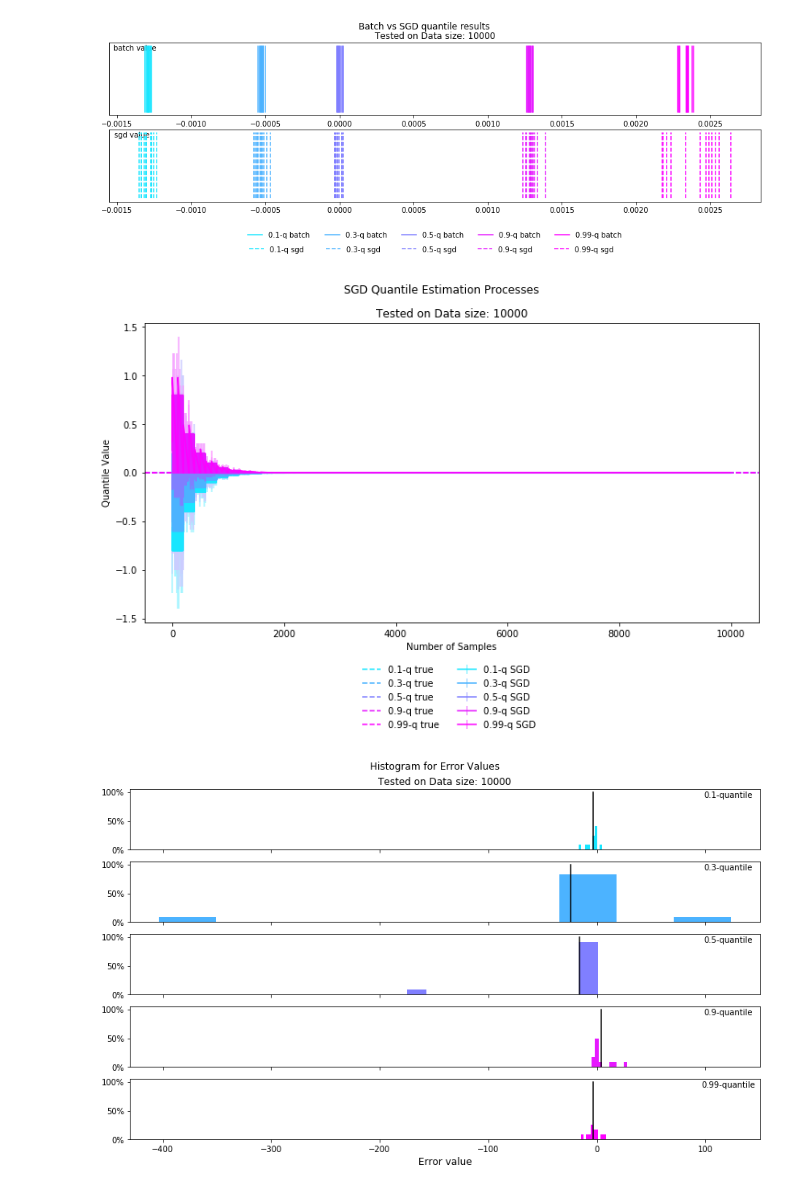
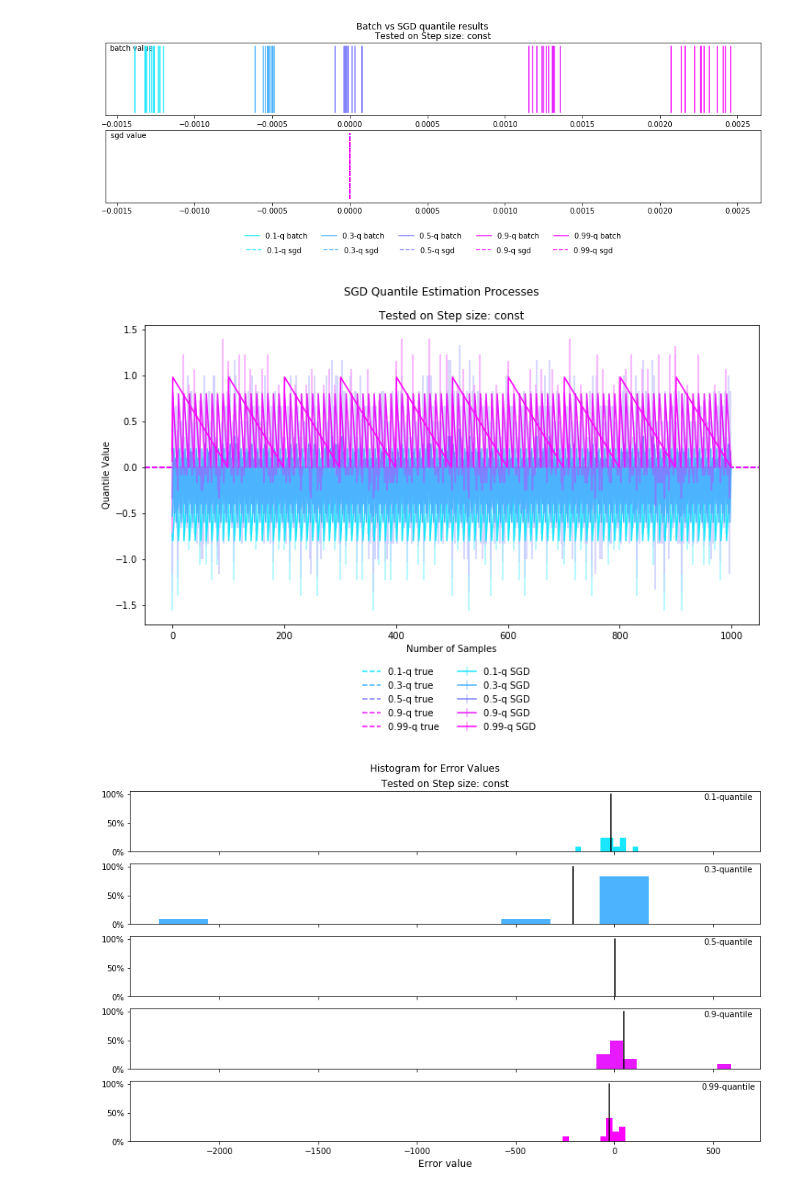
Before and after one commit to chengsoonong/eheye, a Jupyter notebook: QuantEst/sgd_est_experiment/Experiment_plots.ipynb, the cells around one changed output. Drawn from its saved outputs; the diff is of its cells as text; code cells hidden in the pictures.

```diff
--- a/QuantEst/sgd_est_experiment/Experiment_plots.ipynb
+++ b/QuantEst/sgd_est_experiment/Experiment_plots.ipynb
@@ -41,7 +42,7 @@ def lighten_color(color, amount=0.5):
     c = colorsys.rgb_to_hls(*colors.to_rgb(c))
     return colorsys.hls_to_rgb(c[0], 1 - amount * (1 - c[1]), c[2])
 
-def plot_procs_error_bar(ax, tau_lst, q_true, q_procs, Frugal):
+def plot_procs_error_bar(ax, tau_lst, q_true, q_procs, qlabel='SGD'):
     N_dim = len(q_procs.shape)
     if q_true is not None:
         if (len(q_true.shape)==2 and q_true.shape[0] !=1 and q_true.shape[1] !=1):
@@ -66,7 +67,7 @@ def plot_procs_error_bar(ax, tau_lst, q_true, q_procs, Frugal):
                         proc_mean[i],
                         yerr=err, ecolor = lighten_color(colorVal, 0.4),
                         color=colorVal,
-                        label = str(tau_lst[i])+'-q'+(' Frugal' if Frugal else ' SGD'))
+                        label = str(tau_lst[i])+'-q'+qlabel)
 
     ax.set_xlabel('Number of Samples')
 
@@ -214,7 +216,25 @@ def plot_charts_one_setting(folder_name):
+# %%
+# folder_name = "Experiment_results/SGD/distro/exp_"
+
+def plot_charts_one_setting(folder_name):
+
+    # stripe plots ---------------
+    plot_spectrum_stripes_data(folder_name)
+
+    # proc plots -----------------
+    plot_procs_data(folder_name)
+
+    # error plots ----------------
+    plot_E_res_data(folder_name)
+
+
+# plot_charts_one_setting(folder_name)
 # %%
 def plot_charts(folder_name):
-    for folder in os.listdir(folder_name):
+    folder_lst = [name for name in os.listdir(folder_name) if os.path.isdir(os.path.join(folder_name, name)) ]
+    if not folder_lst: folder_lst = ['']
+    for folder in folder_lst:
         for f in glob.glob(os.path.join((folder_name+folder), "*_overview.txt")):
             print (f[:-len("overview.txt")])
-            single_setting = f[:-12]
+            single_setting = f[:-len("overview.txt")]
             plot_charts_one_setting(single_setting)
@@ -228,7 +241,7 @@ def plot_charts_one_folder(folder_name):
 # %%
-# plot_charts("Experiment_results/SGD/")
+plot_charts("Experiment_results/SGD/step_size/")
 # plot_charts_one_folder("Experiment_results/SGD/step_size/")
 # Adaptive_stepsize
 # plot_charts("Experiment_results/Adaptive_stepsize/")
-plot_charts_one_folder("Experiment_results/Adaptive_stepsize/data_size/")
+# plot_charts_one_folder("Experiment_results/Adaptive_stepsize/data_size/")
 # %% [output]
@@ -237,3 +251,3 @@ Experiment_results/Adaptive_stepsize/data_size/1000_
-[figure, old version]
+[figure, new version]
-[figure, old version]
+[figure, new version]
-[figure, old version]
+[figure, new version]
```
Also changed, not shown: parts of 7 cells of this notebook, 7 other files.
